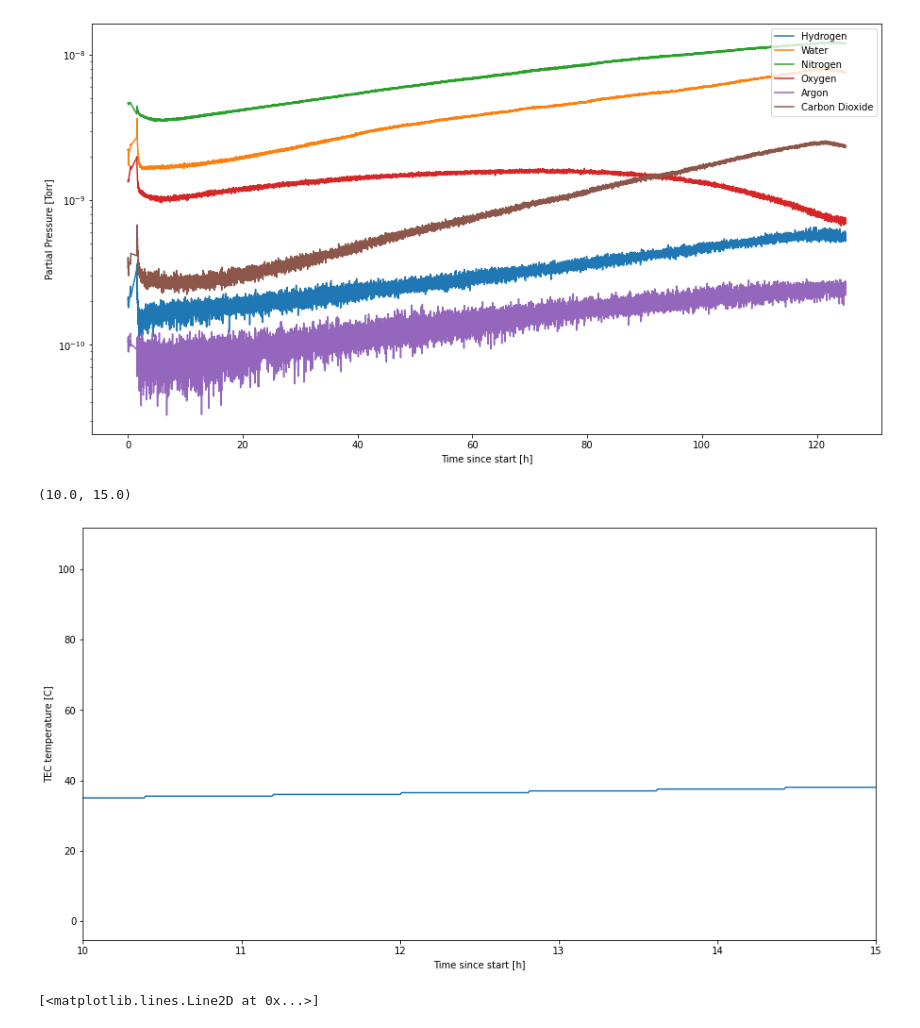
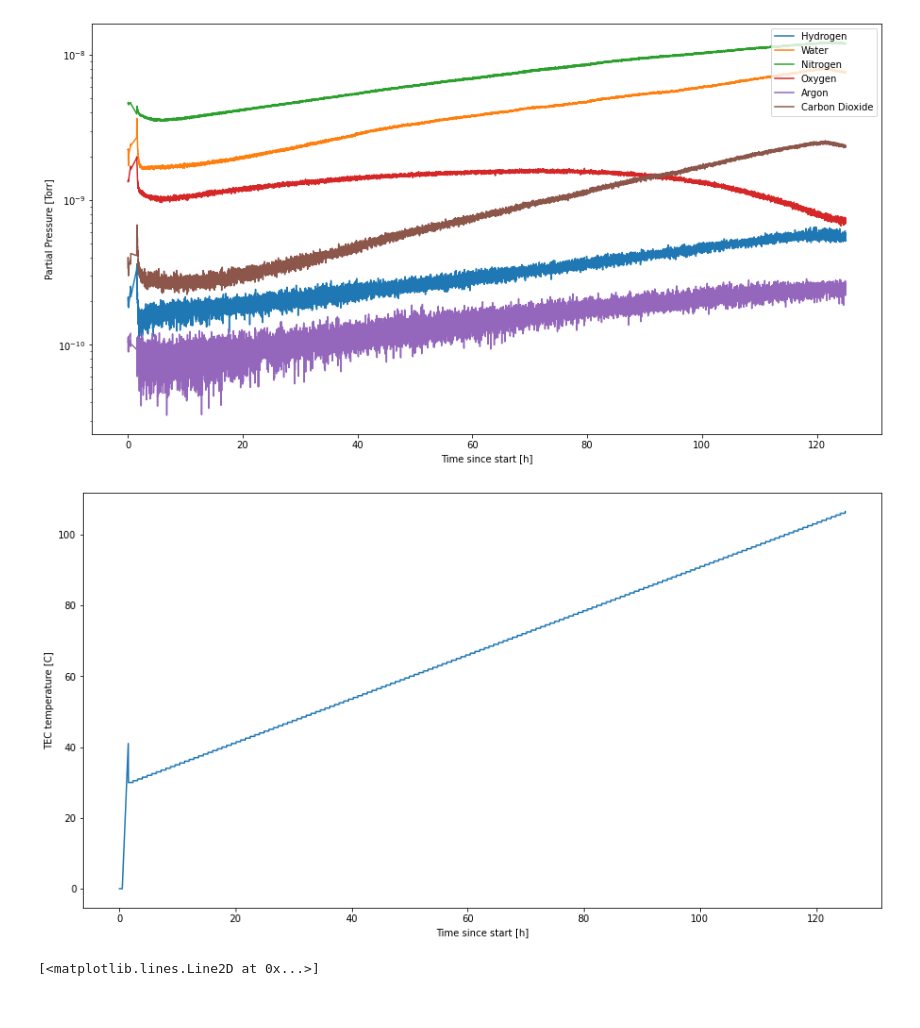
Before and after one commit to Moore-Lab/outgassing-setup, a Jupyter notebook: notebook/20220708_teflon_cylinder.ipynb, the cells around one changed output. Cells and saved outputs as stored; diff of their text form; code cells hidden in the pictures.

Commit message:
Teflon Linear Outgassing 10/16/23

```diff
--- a/notebook/20220708_teflon_cylinder.ipynb
+++ b/notebook/20220708_teflon_cylinder.ipynb
@@ -69,12 +69,12 @@ plt.show()
 # %%
 plt.figure(figsize=(15,8))
 plt.xlabel('Time since start [h]')
 plt.ylabel('TEC temperature [C]')
 plt.plot(delta_t/3600, tec)
-plt.xlim(10, 15)
+#plt.xlim(10, 15)
+plt.savefig('linear_temp.png')
 # %% [output]
-(10.0, 15.0)
-[figure, old version]
+[figure, new version]
 # %%
 fig, ax = plt.subplots(nrows=2, ncols=1, figsize=(15,16))
 ax[1].set_xlabel('Time since start [h]')
```
Also changed, not shown: 4 other files.
